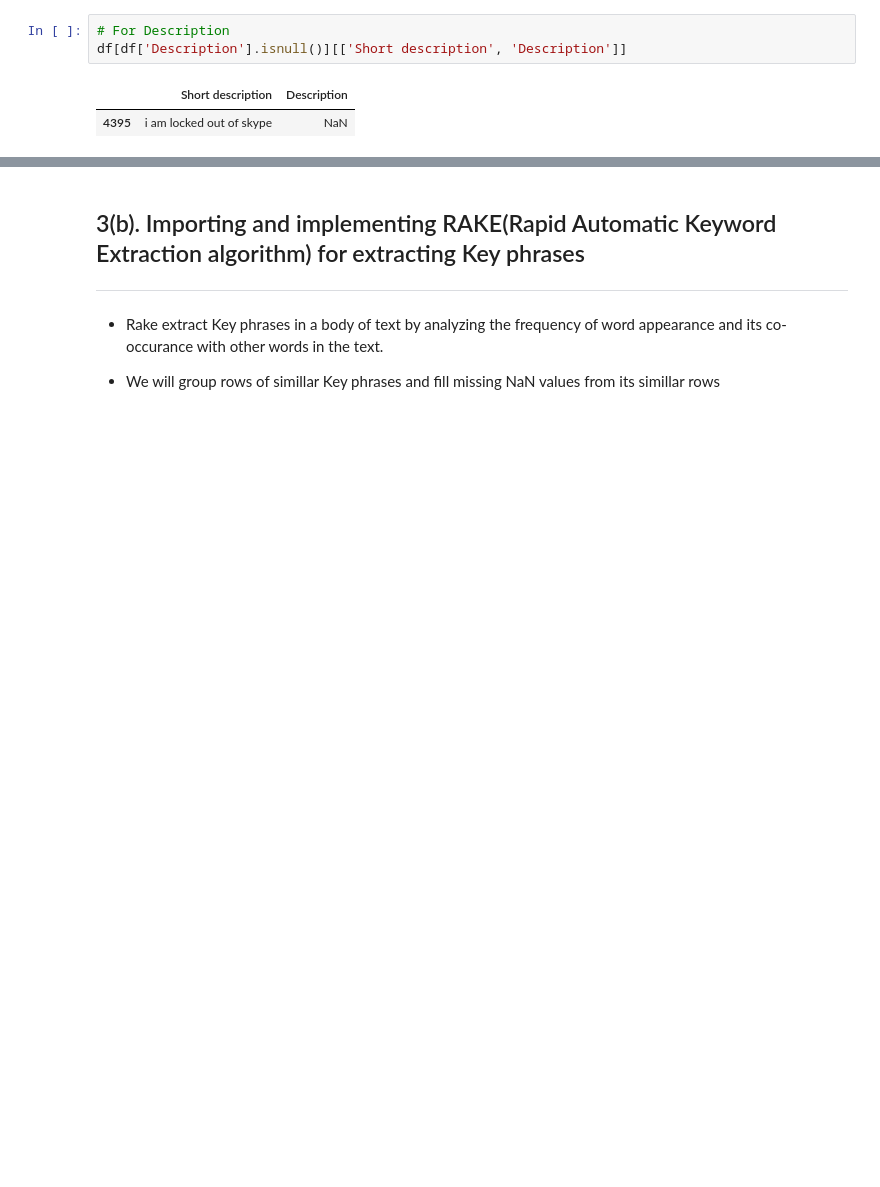
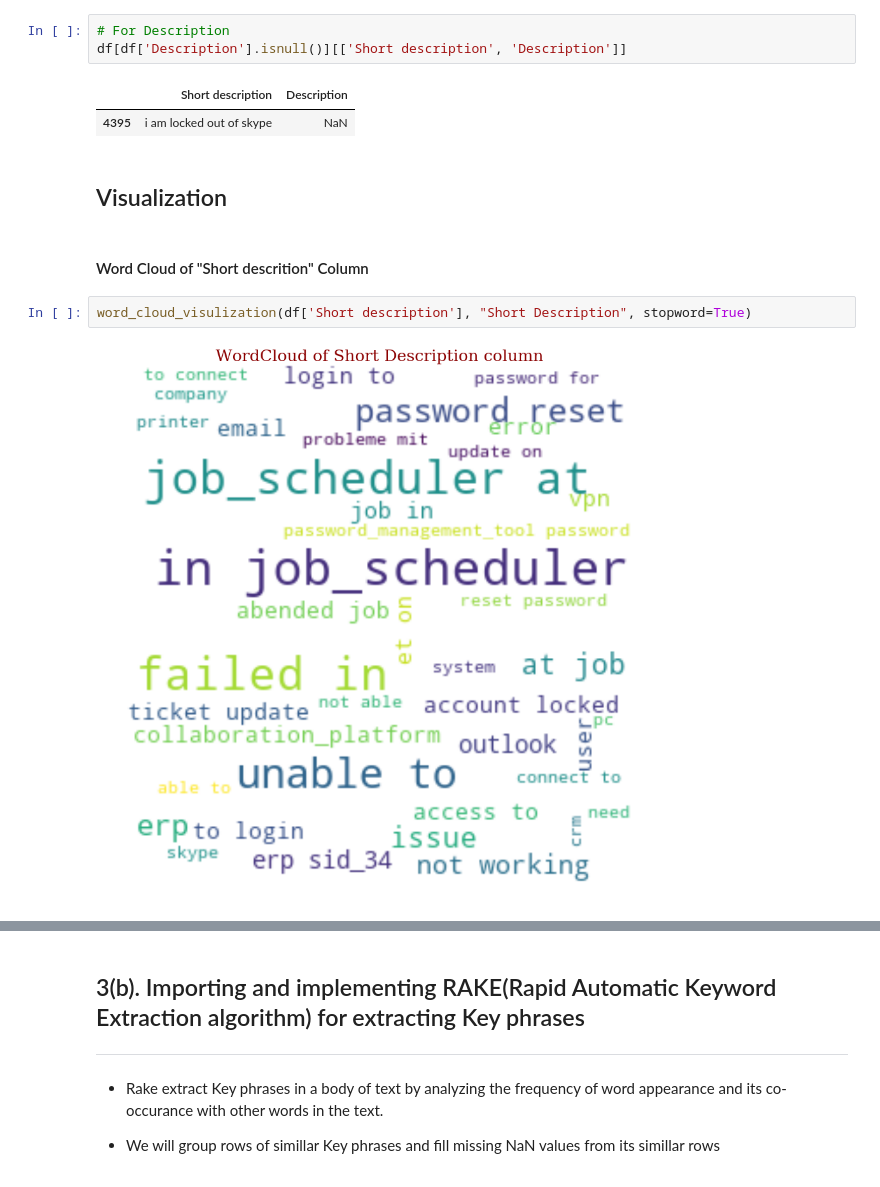
Before and after one commit to jayapavandeshpande/nlp_project, a Jupyter notebook: NLP_Automatic_Ticket_Assignment.ipynb, the cells around one changed output, grey strips where cells are left out. Drawn from its saved outputs; the diff is of its cells as text; blank space fills up the shorter version.

Commit message:
update with visualzation

```diff
--- a/NLP_Automatic_Ticket_Assignment.ipynb
+++ b/NLP_Automatic_Ticket_Assignment.ipynb
@@ -133,3 +115,11 @@ df[df['Description'].isnull()][['Short description', 'Description']]
 # %% [output]
 |  | Short description | Description |
 | 4395 | i am locked out of skype | NaN |
+# %% [markdown]
+## Visualization
+# %% [markdown]
+#### Word Cloud of "Short descrition" Column
+# %%
+word_cloud_visulization(df['Short description'], "Short Description", stopword=True)
+# %% [output]
+[figure, added]
```
Also changed, not shown: parts of 17 cells of this notebook.
